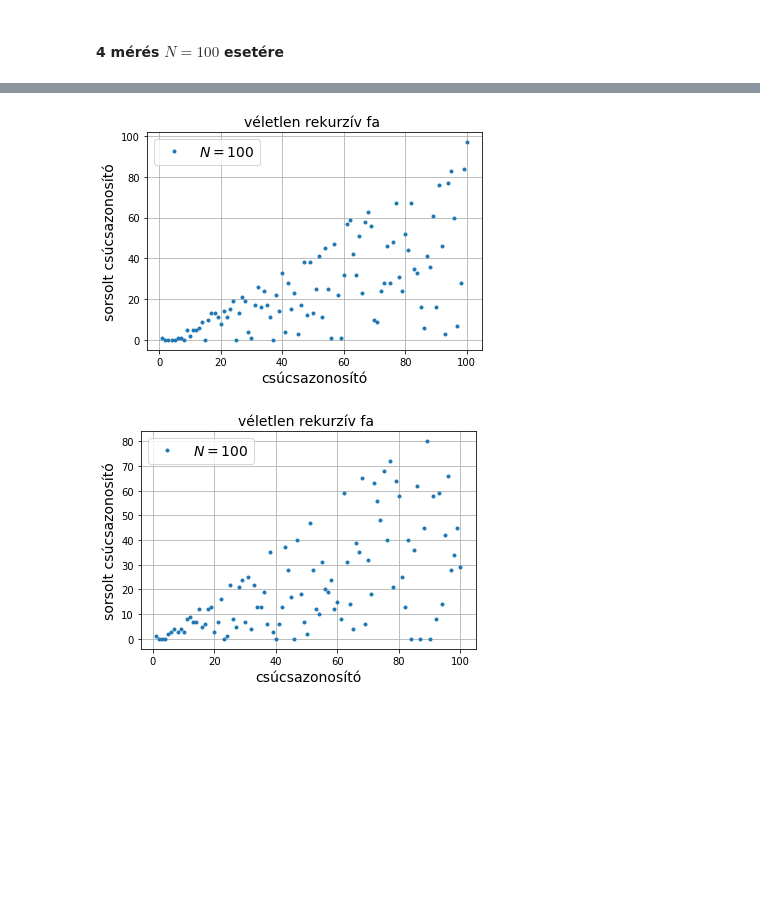
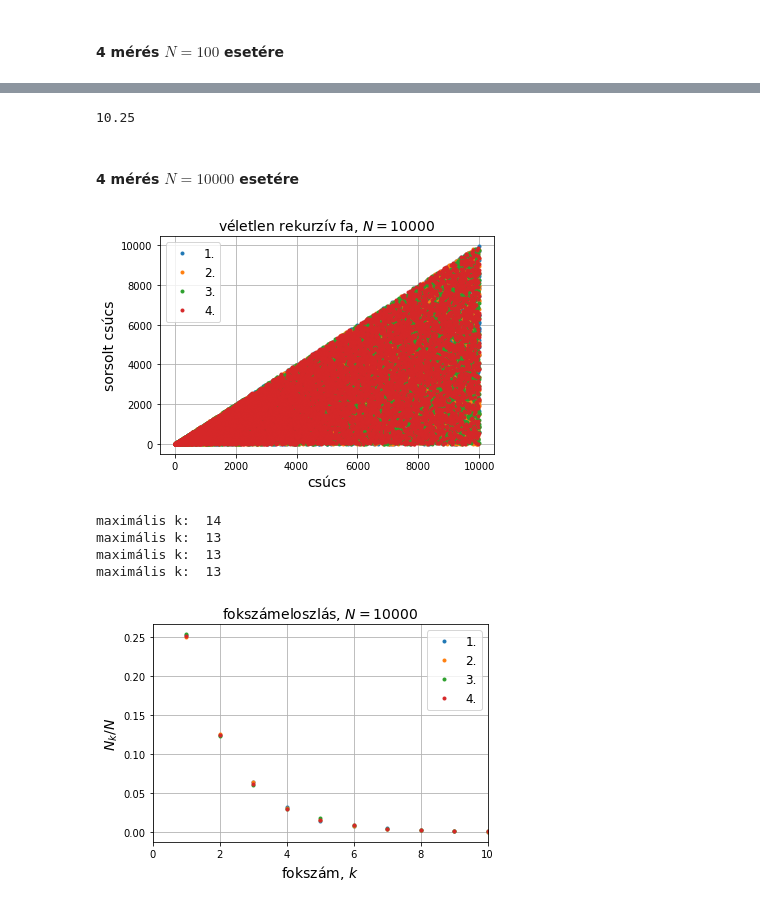
Before and after one commit to FulgurisR/StochProc, a Jupyter notebook: Fa.ipynb, the cells around one changed output, grey strips where cells are left out. Saved outputs shown, nothing was run; the diff lists cells and outputs as text; code cells hidden in the pictures; blank space fills up the shorter version.

```diff
--- a/Fa.ipynb
+++ b/Fa.ipynb
@@ -11,7 +11,7 @@ def randRecurTree(N):
                     #összekötve egymással
     i=2
     while i<N: #i=2,...,N-1
-        treeRand.append(randrange(0,i-1)) #lista bővítése
+        treeRand.append(random.randint(0,i-1)) #lista bővítése
                                             #sorsolt számmal
         i+=1
 
@@ -65,24 +155,56 @@ savefig('tree100b.png')
+# %%
+ks1000=array([11,11,9,10])
+mean(ks1000)
+# %% [output]
+10.25
+# %% [markdown]
+#### 4 mérés $N=10000$ esetére
+# %%
+N=1e4
 # %%
-tree100c=randRecurTree(N)
-grid100=array([x for x in range(1,len(tree100c)+1)])
-plot(grid100,tree100c,'.', label=r'$N= 100$')
+tree1e4a=randRecurTree(N)
+grid1e4=array([x for x in range(1,len(tree1e4a)+1)])
+plot(grid1e4,tree1e4a,'.', label='1.')
+tree1e4b=randRecurTree(N)
+grid1e4=array([x for x in range(1,len(tree1e4b)+1)])
+plot(grid1e4,tree1e4b,'.', label='2.')
+tree1e4c=randRecurTree(N)
+grid1e4=array([x for x in range(1,len(tree1e4c)+1)])
+plot(grid1e4,tree1e4c,'.', label='3.')
+tree1e4d=randRecurTree(N)
+grid1e4=array([x for x in range(1,len(tree1e4d)+1)])
+plot(grid1e4,tree1e4d,'.', label='4.')
 grid()
-xlabel('csúcsazonosító', fontsize=14)
-ylabel('sorsolt csúcsazonosító', fontsize=14)
-title('véletlen rekurzív fa ', fontsize=14)
-legend(prop={'size': 14})
-savefig('tree100c.png')
+xlabel('csúcs', fontsize=14)
+ylabel('sorsolt csúcs', fontsize=14)
+title('véletlen rekurzív fa, 'r'$N= 10000$', fontsize=14)
+legend(prop={'size': 12})
+savefig('tree1e4.png')
 # %% [output]
-[figure, old version]
+[figure, new version]
-# %%
-tree100d=randRecurTree(N)
-grid100=array([x for x in range(1,len(tree100d)+1)])
-plot(grid100,tree100d,'.', label=r'$N= 100$')
-grid()
-xlabel('csúcsazonosító', fontsize=14)
-ylabel('sorsolt csúcsazonosító', fontsize=14)
-title('véletlen rekurzív fa ', fontsize=14)
-legend(prop={'size': 14})
-savefig('tree100d.png')
-# %% [output]
-[figure, removed]
+# %%
+fok1e4a=fokszamolo(tree1e4a)
+gridFok1e4=array([x for x in range(1,len(fok1e4a)+1)])
+plot(gridFok1e4,fok1e4a/N,'.', label='1.')
+fok1e4b=fokszamolo(tree1e4b)
+gridFok1e4=array([x for x in range(1,len(fok1e4b)+1)])
+plot(gridFok1e4,fok1e4b/N,'.', label='2.')
+fok1e4c=fokszamolo(tree1e4c)
+gridFok1e4=array([x for x in range(1,len(fok1e4c)+1)])
+plot(gridFok1e4,fok1e4c/N,'.', label='3.')
+fok1e4d=fokszamolo(tree1e4d)
+gridFok1e4=array([x for x in range(1,len(fok1e4d)+1)])
+plot(gridFok1e4,fok1e4d/N,'.', label='4.')
+grid()
+xlabel('fokszám, 'r'$k$', fontsize=14)
+ylabel(r'$N_k/N$', fontsize=14)
+xlim(0,10)
+title('fokszámeloszlás, 'r'$N= 10000$', fontsize=14)
+legend(prop={'size': 12})
+savefig('fok1e4.png')
+# %% [output]
+maximális k:  14
+maximális k:  13
+maximális k:  13
+maximális k:  13
+[figure, added]
```
Also changed, not shown: parts of 9 cells of this notebook.
